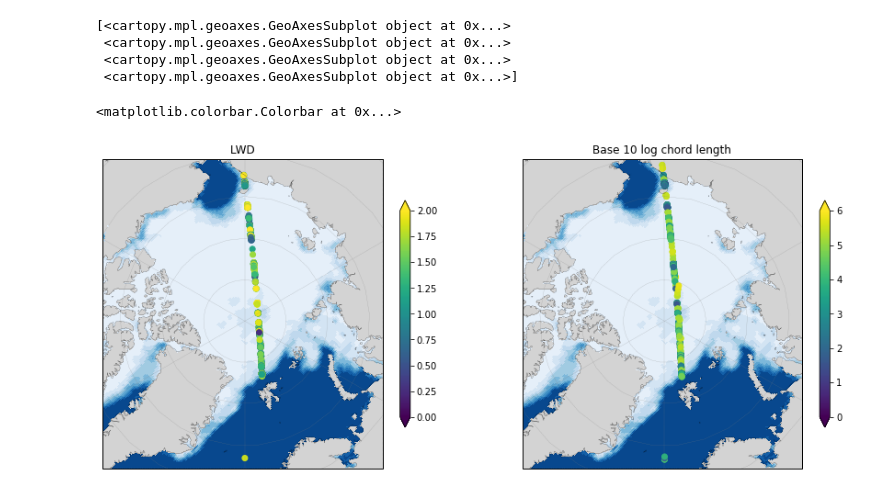
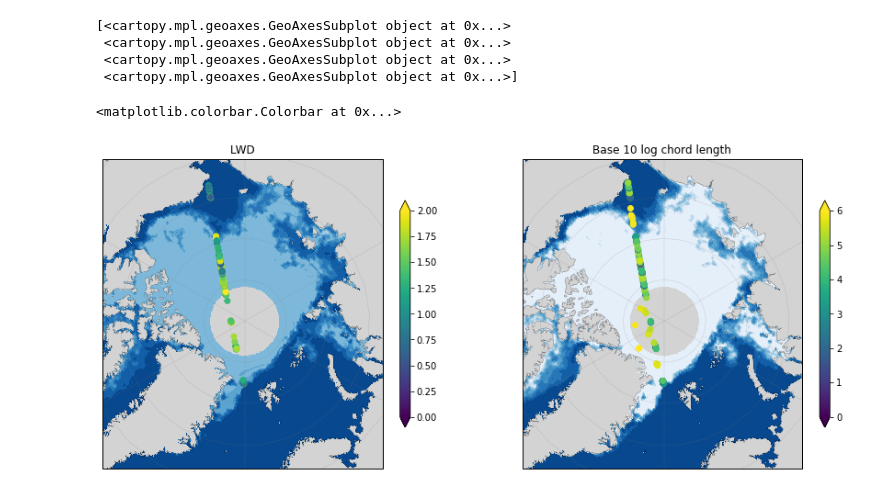
Before and after one commit to ICESAT-2HackWeek/Floes-are-Swell, a Jupyter notebook: FSD/FSD_single_track.ipynb, the cells around one changed output. Cells and saved outputs as stored; diff of their text form; code cells hidden in the pictures.

```diff
--- a/FSD/FSD_single_track.ipynb
+++ b/FSD/FSD_single_track.ipynb
@@ -17,11 +17,11 @@ import ice_plot
 import cartopy.crs as ccrs
 import os
 # %%
-ATL07file='processed_ATL07-01_20181121010613_08160101_001_01.h5'
+ATL07file='processed_ATL07-01_20181202120647_09910101_001_01.h5'
 # ATL07file='processed_ATL07-01_20181206115828_10520101_001_01.h5'
 localFilePath='/home/jovyan/Data/'+ATL07file
 # %%
-namer = ['gt1r','gt1l','gt2r','gt2l','gt3l'] #
+namer = ['gt1l','gt1r','gt2r','gt2l','gt3l','gt3r'] #
 # weak beams are 'gt1l', 'gt2l', 'gt3l'
 # 'gt3r' is missing a field
 
@@ -69,0 +71,13 @@ Got the sea ice obs on this date: 2018-11-21
+# %%
+# Load in thickness data
+
+thick_path = '/home/jovyan/Data/SMOS_Icethickness_v3.2_north_20181121.nc'
+
+# Get recent observations NH only
+thick_SMOS = xr.open_mfdataset(thick_path, concat_dim='time', autoclose=True, parallel=True)
+# select the SIC for the day of our track
+obs_thick = thick_SMOS.sea_ice_thickness[0,:,:]
+obslat = thick_SMOS.latitude
+obslon = thick_SMOS.longitude
+
+print(obs_thick)
@@ -82,38 +109,38 @@ central_extent = [-3850000*0.6, 3725000*0.6, -5325000*0.45, 5850000*0.45] # (x0,
 
 print(axes)
 i=0
-obs_h1 = obs.plot.pcolormesh(ax=axes[i], x='lon', y='lat',
+obs_h1 = obs_thick.plot.pcolormesh(ax=axes[i], x='longitude', y='latitude',
                       transform=ccrs.PlateCarree(),
                       add_colorbar=False,
                       cmap=cmap_c,
-                      vmin=0, vmax=1)
+                      vmin=0, vmax=2.5)
 
 # put on the track
 Lead_Track = axes[0].scatter(lonlead, latlead, c=np.log10(LWD), cmap='viridis', transform=ccrs.PlateCarree(),vmin=0, vmax=2)
 axes[0].set_title('LWD');
 f.colorbar(Lead_Track,ax=axes[0],shrink=0.5,extend='both')
 
 i=1
-obs_h2 = obs.plot.pcolormesh(ax=axes[i], x='lon', y='lat',
+obs_h2 = obs_thick.plot.pcolormesh(ax=axes[i], x='longitude', y='latitude',
                       transform=ccrs.PlateCarree(),
                       add_colorbar=False,
                       cmap=cmap_c,
                       vmin=0, vmax=1)
 
 # put on the track
 Chord_Track = axes[1].scatter(lonfloe, latfloe, c=np.log10(CLD), cmap='viridis', transform=ccrs.PlateCarree(),vmin=0, vmax=6)
 axes[1].set_title('Base 10 log chord length');
 f.colorbar(Chord_Track,ax=axes[1],shrink=0.5,extend='both')
 
 # Save
 # axes[i].title('CLD')
 # f_out = os.path.join(fig_dir,ATL07file+'_seg_lengths.png')
 # print(f_out)
 # plt.savefig(f_out,bbox_inches='tight', dpi=200)
 # %% [output]
 [<cartopy.mpl.geoaxes.GeoAxesSubplot object at 0x...>
  <cartopy.mpl.geoaxes.GeoAxesSubplot object at 0x...>
  <cartopy.mpl.geoaxes.GeoAxesSubplot object at 0x...>
  <cartopy.mpl.geoaxes.GeoAxesSubplot object at 0x...>]
 <matplotlib.colorbar.Colorbar at 0x...>
-[figure, old version]
+[figure, new version]
```
Also changed, not shown: parts of 8 cells of this notebook, 2 other files.
